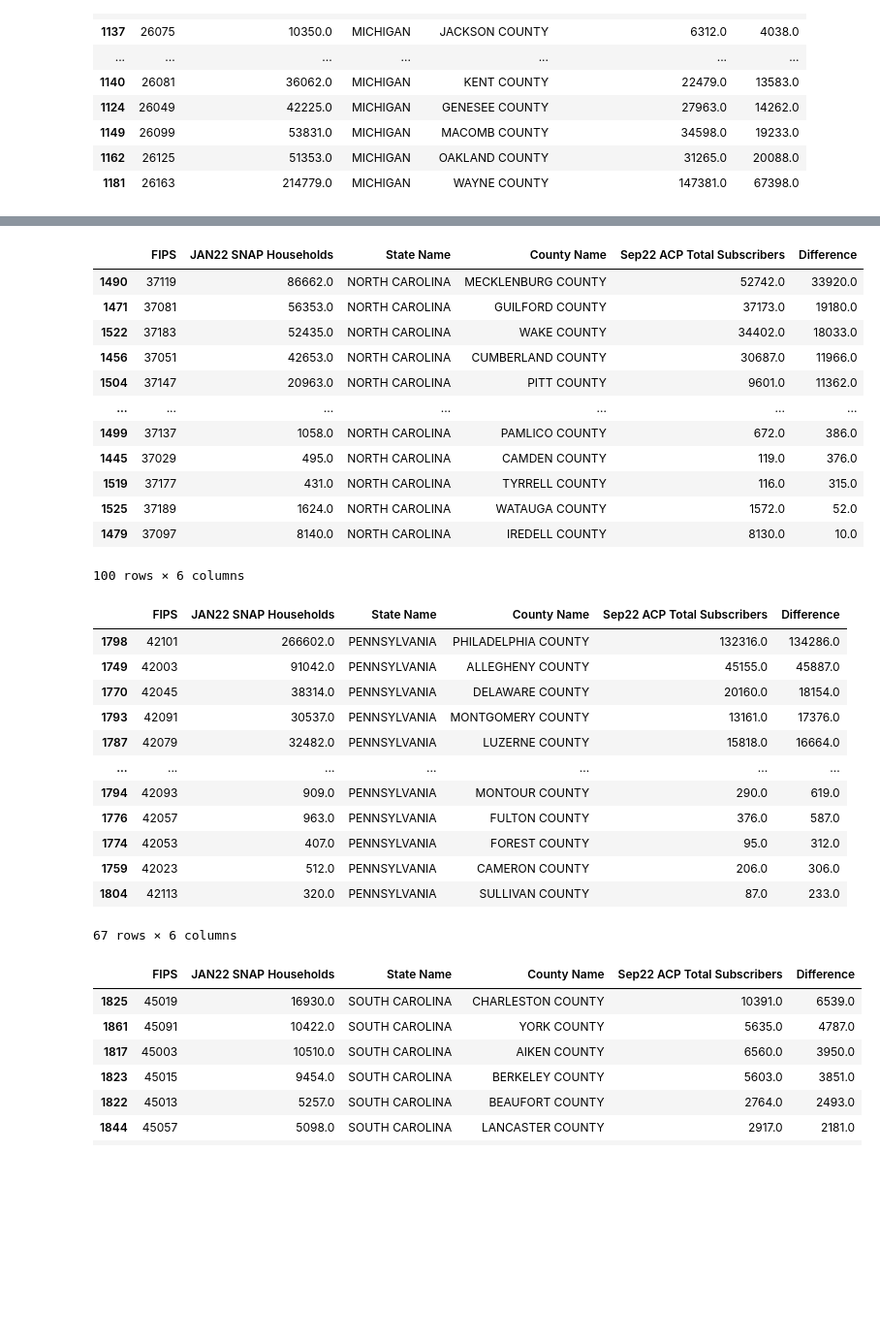
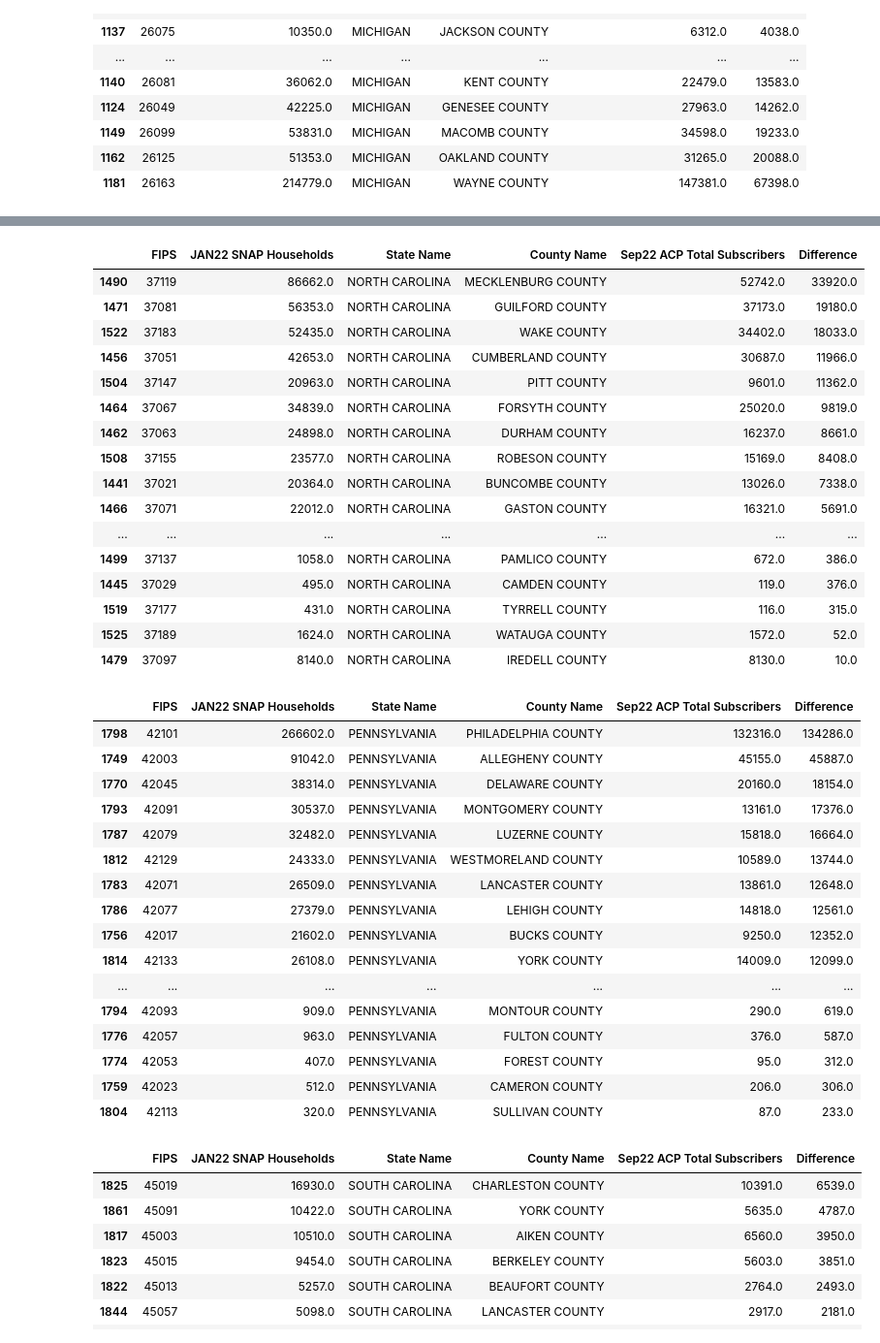
Before and after one commit to datakind/BDT_DataDive_Dec22, a Jupyter notebook: notebooks/ACP Uptake vs SNAP Uptake Latest Data.ipynb, the cells around one changed output, grey strips where cells are left out. Shown at 97% size. Drawn from its saved outputs; the diff is of its cells as text; code cells hidden in the pictures; blank space fills up the shorter version.

```diff
--- a/notebooks/ACP Uptake vs SNAP Uptake Latest Data.ipynb
+++ b/notebooks/ACP Uptake vs SNAP Uptake Latest Data.ipynb
@@ -17,6 +17,8 @@ Geography: BDT currently operates in these 7 states- Colorado, Maryland, Michiga
 # %%
 #import libraries
 import pandas as pd
+# %%
+pd.set_option('display.max_rows', None)
 # %%
 #import data
 acp=pd.read_excel ('../data-sources/acp/ACP-Households-by-County-January-September-2022.xlsx',dtype={'State FIPS': object}) #acp data
@@ -560,21 +567,25 @@ df[df['State Name']=='NEW YORK'].sort_values(by=['Difference'],ascending=False)
 # %%
-df[df['State Name']=='NORTH CAROLINA'].sort_values(by=['Difference'],ascending=False).tail(100)
+df[df['State Name']=='NORTH CAROLINA'].sort_values(by=['Difference'],ascending=False)
 # %% [output]
 |  | FIPS | JAN22 SNAP Households | State Name | County Name | Sep22 ACP Total Subscribers | Difference |
 | 1490 | 37119 | 86662.0 | NORTH CAROLINA | MECKLENBURG COUNTY | 52742.0 | 33920.0 |
 | 1471 | 37081 | 56353.0 | NORTH CAROLINA | GUILFORD COUNTY | 37173.0 | 19180.0 |
 | 1522 | 37183 | 52435.0 | NORTH CAROLINA | WAKE COUNTY | 34402.0 | 18033.0 |
 | 1456 | 37051 | 42653.0 | NORTH CAROLINA | CUMBERLAND COUNTY | 30687.0 | 11966.0 |
 | 1504 | 37147 | 20963.0 | NORTH CAROLINA | PITT COUNTY | 9601.0 | 11362.0 |
+| 1464 | 37067 | 34839.0 | NORTH CAROLINA | FORSYTH COUNTY | 25020.0 | 9819.0 |
+| 1462 | 37063 | 24898.0 | NORTH CAROLINA | DURHAM COUNTY | 16237.0 | 8661.0 |
+| 1508 | 37155 | 23577.0 | NORTH CAROLINA | ROBESON COUNTY | 15169.0 | 8408.0 |
+| 1441 | 37021 | 20364.0 | NORTH CAROLINA | BUNCOMBE COUNTY | 13026.0 | 7338.0 |
+| 1466 | 37071 | 22012.0 | NORTH CAROLINA | GASTON COUNTY | 16321.0 | 5691.0 |
 | ... | ... | ... | ... | ... | ... | ... |
 | 1499 | 37137 | 1058.0 | NORTH CAROLINA | PAMLICO COUNTY | 672.0 | 386.0 |
 | 1445 | 37029 | 495.0 | NORTH CAROLINA | CAMDEN COUNTY | 119.0 | 376.0 |
 | 1519 | 37177 | 431.0 | NORTH CAROLINA | TYRRELL COUNTY | 116.0 | 315.0 |
 | 1525 | 37189 | 1624.0 | NORTH CAROLINA | WATAUGA COUNTY | 1572.0 | 52.0 |
 | 1479 | 37097 | 8140.0 | NORTH CAROLINA | IREDELL COUNTY | 8130.0 | 10.0 |
-100 rows × 6 columns
 # %%
-df[df['State Name']=='PENNSYLVANIA'].sort_values(by=['Difference'],ascending=False).tail(100)
+df[df['State Name']=='PENNSYLVANIA'].sort_values(by=['Difference'],ascending=False)
 # %% [output]
 |  | FIPS | JAN22 SNAP Households | State Name | County Name | Sep22 ACP Total Subscribers | Difference |
 | 1798 | 42101 | 266602.0 | PENNSYLVANIA | PHILADELPHIA COUNTY | 132316.0 | 134286.0 |
@@ -582,13 +593,17 @@ df[df['State Name']=='PENNSYLVANIA'].sort_values(by=['Difference'],ascending=Fal
 | 1770 | 42045 | 38314.0 | PENNSYLVANIA | DELAWARE COUNTY | 20160.0 | 18154.0 |
 | 1793 | 42091 | 30537.0 | PENNSYLVANIA | MONTGOMERY COUNTY | 13161.0 | 17376.0 |
 | 1787 | 42079 | 32482.0 | PENNSYLVANIA | LUZERNE COUNTY | 15818.0 | 16664.0 |
+| 1812 | 42129 | 24333.0 | PENNSYLVANIA | WESTMORELAND COUNTY | 10589.0 | 13744.0 |
+| 1783 | 42071 | 26509.0 | PENNSYLVANIA | LANCASTER COUNTY | 13861.0 | 12648.0 |
+| 1786 | 42077 | 27379.0 | PENNSYLVANIA | LEHIGH COUNTY | 14818.0 | 12561.0 |
+| 1756 | 42017 | 21602.0 | PENNSYLVANIA | BUCKS COUNTY | 9250.0 | 12352.0 |
+| 1814 | 42133 | 26108.0 | PENNSYLVANIA | YORK COUNTY | 14009.0 | 12099.0 |
 | ... | ... | ... | ... | ... | ... | ... |
 | 1794 | 42093 | 909.0 | PENNSYLVANIA | MONTOUR COUNTY | 290.0 | 619.0 |
 | 1776 | 42057 | 963.0 | PENNSYLVANIA | FULTON COUNTY | 376.0 | 587.0 |
 | 1774 | 42053 | 407.0 | PENNSYLVANIA | FOREST COUNTY | 95.0 | 312.0 |
 | 1759 | 42023 | 512.0 | PENNSYLVANIA | CAMERON COUNTY | 206.0 | 306.0 |
 | 1804 | 42113 | 320.0 | PENNSYLVANIA | SULLIVAN COUNTY | 87.0 | 233.0 |
-67 rows × 6 columns
 # %%
 df[df['State Name']=='SOUTH CAROLINA'].sort_values(by=['Difference'],ascending=False).tail(100)
 # %% [output]
```
Also changed, not shown: parts of 5 cells of this notebook.
